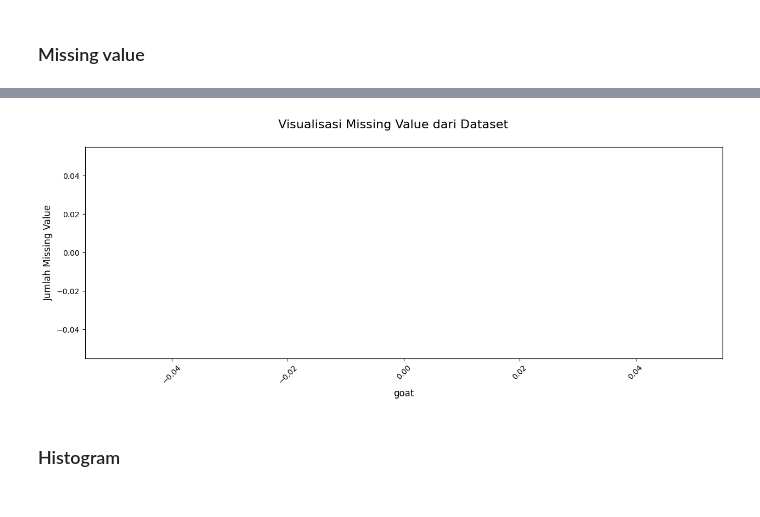
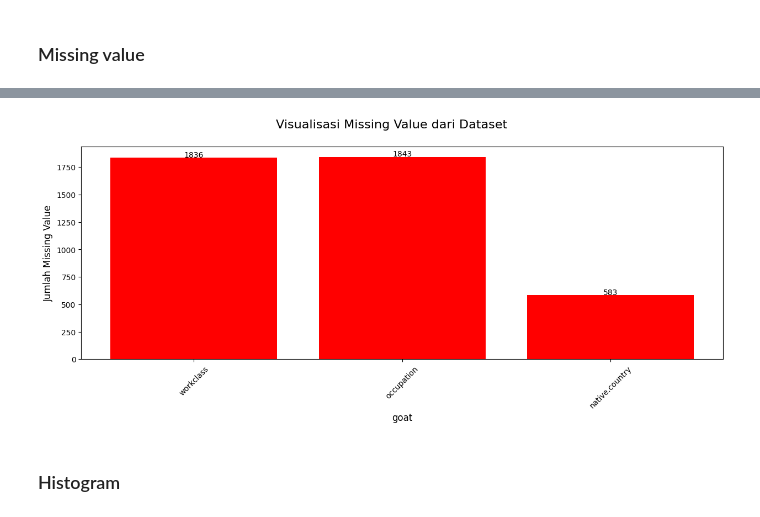
Before and after one commit to zhafif05/belajar_ai, a Jupyter notebook: data_preposessing/Prediksi_Harga_Berlian_(EDA)_preposesing.ipynb, the cells around one changed output, grey strips where cells are left out. Cells and saved outputs as stored; diff of their text form; code cells hidden in the pictures.

```diff
--- a/data_preposessing/Prediksi_Harga_Berlian_(EDA)_preposesing.ipynb
+++ b/data_preposessing/Prediksi_Harga_Berlian_(EDA)_preposesing.ipynb
@@ -172,9 +156,6 @@ None
 import pandas as pd
 
 
-df = pd.read_csv("adult.csv")
-
-
 print(df.dtypes)
 # %% [output]
 age                int64
@@ -210,9 +211,6 @@ ValueError: 'explode' must be of length 'x', not 3
 import pandas as pd
 
 
-df = pd.read_csv("adult.csv")
-
-
 print(df.describe())
 # %% [output]
                 age        fnlwgt  education.num  capital.gain  capital.loss  \
@@ -238,9 +236,6 @@ max         99.000000
 ### Numerikal
 # %%
 import pandas as pd
-
-# Baca dataset
-df = pd.read_csv("adult.csv")
 
 # ==============================
 # MENCARI VARIABEL NUMERIKAL
@@ -323,9 +318,6 @@ plt.show()
 # %%
 import pandas as pd
 import matplotlib.pyplot as plt
-
-# 1. Baca dataset (ganti 'nama_file.csv' dengan nama file kamu)
-df = pd.read_csv("adult.csv")
 
 # 2. Cek jumlah missing value di setiap kolom
 missing_values = df.isnull().sum()
@@ -371,34 +362,31 @@ Tidak ada missing value di dataset.
 # %%
 import pandas as pd
 import matplotlib.pyplot as plt
-
-# 1. Baca dataset
-df = pd.read_csv("adult.csv")
 
 # 2. Hitung missing value untuk setiap kolom
 missing_value = df.isnull().sum()
 
 # 3. Filter hanya kolom yang punya missing value > 0 (opsional)
 missing_value = missing_value[missing_value > 0]
 
 # 4. Visualisasi Missing Value
 fig = plt.figure(figsize=(15, 5))
 plt.bar(missing_value.index, missing_value.values, color="red")
 
 # Tambahkan label di atas bar
 def addlabels(x, y):
     for i in range(len(x)):
         plt.text(i, y[i] + 5, y[i], ha='center', fontsize=10)
 
 addlabels(missing_value.index, missing_value.values)
 
 plt.suptitle('Visualisasi Missing Value dari Dataset', fontsize=16)
 plt.xlabel('goat', fontsize=12)
 plt.ylabel('Jumlah Missing Value', fontsize=12)
 plt.xticks(rotation=45)
 plt.show()
 # %% [output]
-[figure, old version]
+[figure, new version]
 # %% [markdown]
 ### Histogram
 # %%
```
Also changed, not shown: parts of 18 cells of this notebook.
